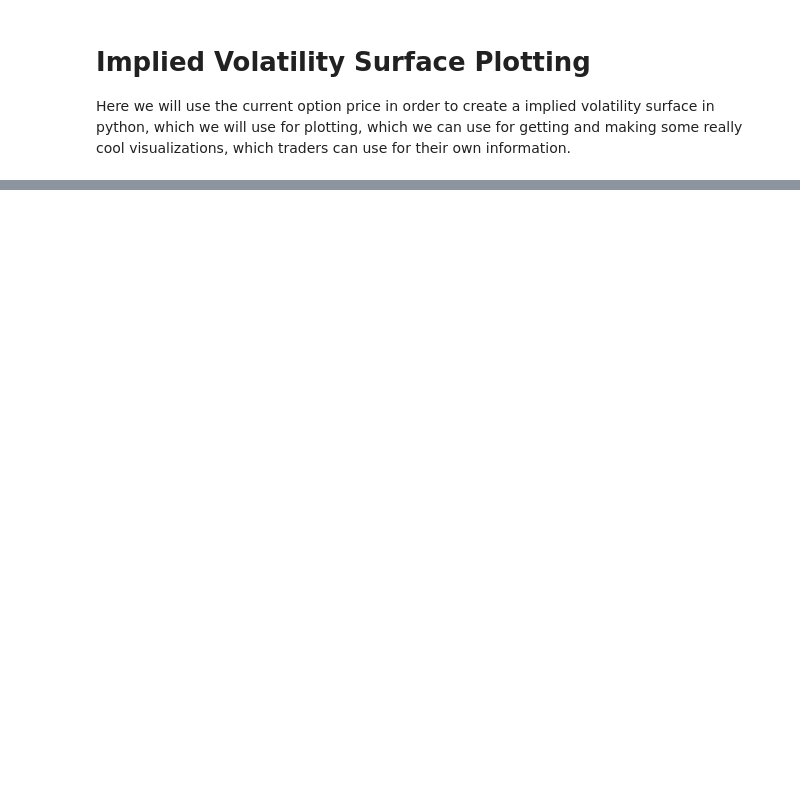
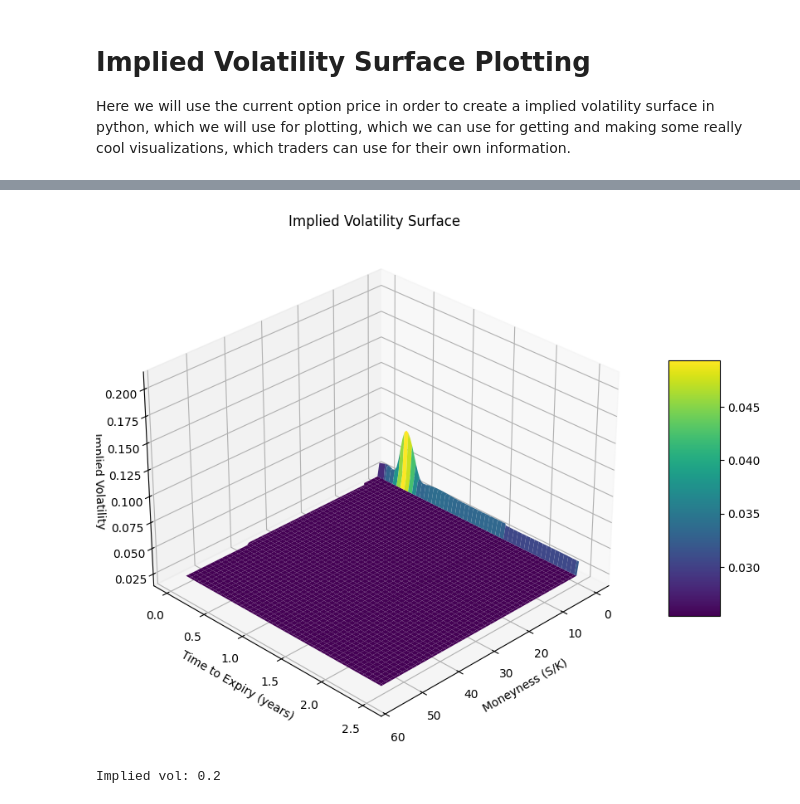
Before and after one commit to MarwanBit/Binomial-Black-Scholes-Pricing-Dashboard, a Jupyter notebook: backend/juypter_notebook_development/Black_Scholes_Analytically.ipynb, the cells around one changed output, grey strips where cells are left out. Drawn from its saved outputs; the diff is of its cells as text; code cells hidden in the pictures; blank space fills up the shorter version.

Commit message:
volatility surfaces in ipynb

```diff
--- a/backend/juypter_notebook_development/Black_Scholes_Analytically.ipynb
+++ b/backend/juypter_notebook_development/Black_Scholes_Analytically.ipynb
@@ -226,14 +226,14 @@ STOCK_PRICE = 245
 TIME_TO_EXPIRY = 101/365
 
 def calc_d1(S, K, r, vol, T, t):
+    epsilon = 1e-8
     num = math.log(float(S)/float(K)) + (r + (vol)**2/2)*(T - t)
-    denom = vol*math.sqrt(T - t)
+    denom = vol*math.sqrt(T - t + epsilon)
     return (num/denom)
 
 def calc_d2(S,K,r,vol,T,t):
-    num = math.log(float(S)/float(K)) + (r - (vol)**2/2)*(T - t)
-    denom = vol*math.sqrt(T-t)
-    return (num/denom)
+    d1 = calc_d1(S,K,r,vol,T,t)
+    return d1 - vol*math.sqrt(T-t)
 
 def blackScholesOptionPrice(S, K, r, vol, T, t):
     d1, d2 = calc_d1(S, K, r, vol, T, t), calc_d2(S, K, r, vol, T, t)
@@ -471,0 +672,52 @@ We will begin by creating a volatility surface for the given data which we are g
+# %%
+import matplotlib.pyplot as plt
+from mpl_toolkits.mplot3d import Axes3D
+from scipy.interpolate import griddata
+import numpy as np
+
+
+points = np.array(coords[["Moneyness", "Time to Expiry", "Implied Volatility"]].values)
+
+x = points[:, 0]
+y = points[:, 1]
+z = points[:, 2]
+
+#create a grid for interpollation
+xi = np.linspace(min(x), max(x), 100)
+yi = np.linspace(min(y), max(y), 100)
+xi, yi = np.meshgrid(xi, yi)
+zi = griddata((x,y), z, (xi, yi), method="cubic")
+
+fig = plt.figure(figsize=(12,8))
+ax = fig.add_subplot(111, projection="3d")
+
+surf = ax.plot_surface(xi,yi,zi,cmap="viridis", edgecolor="none")
+
+ax.set_xlabel("Moneyness (S/K)")
+ax.set_ylabel("Time to Expiry (years)")
+ax.set_zlabel("Implied Volatility")
+ax.set_title("Implied Volatility Surface")
+
+fig.colorbar(surf, ax=ax, shrink=0.5, aspect=5)
+ax.view_init(elev=30, azim=45)
+
+plt.show()
+# %% [output]
+[figure, added]
+# %%
+# test input should be 0.2
+
+S0 = 100
+K = 100
+r = 0.01
+T = 1
+true_vol = 0.2
+
+# Calculate option price from true_vol
+C_true = blackScholesOptionPrice(S0, K, r, true_vol, T, 0)
+
+# Use your implied vol calculator starting from hist_vol=0.3
+implied_vol = calculate_implied_volatility(100, C_true, T, S0, K, r, 0.3)
+print(f"Implied vol: {implied_vol}")
+# %% [output]
+Implied vol: 0.2
```
Also changed, not shown: parts of 9 cells of this notebook.
